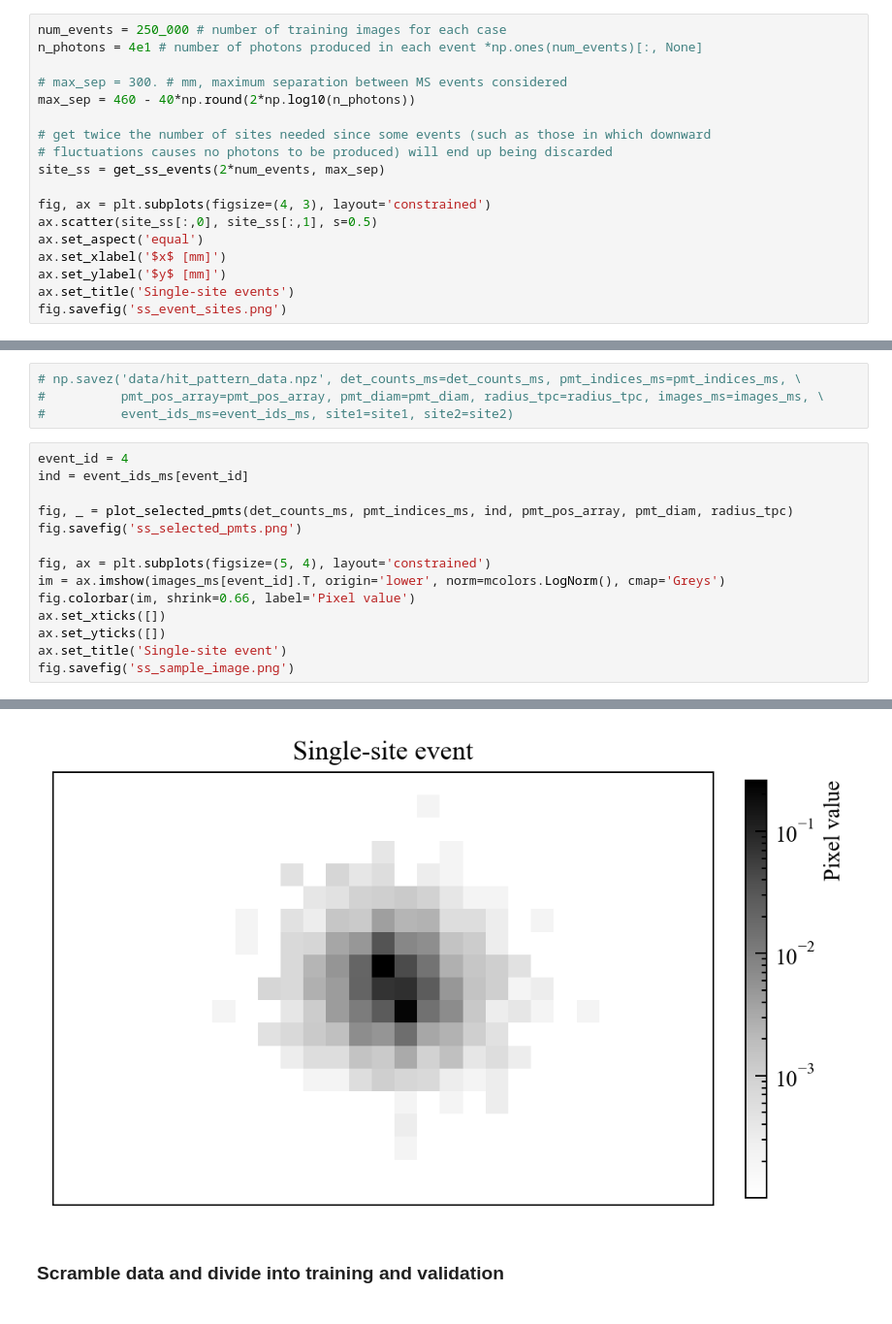
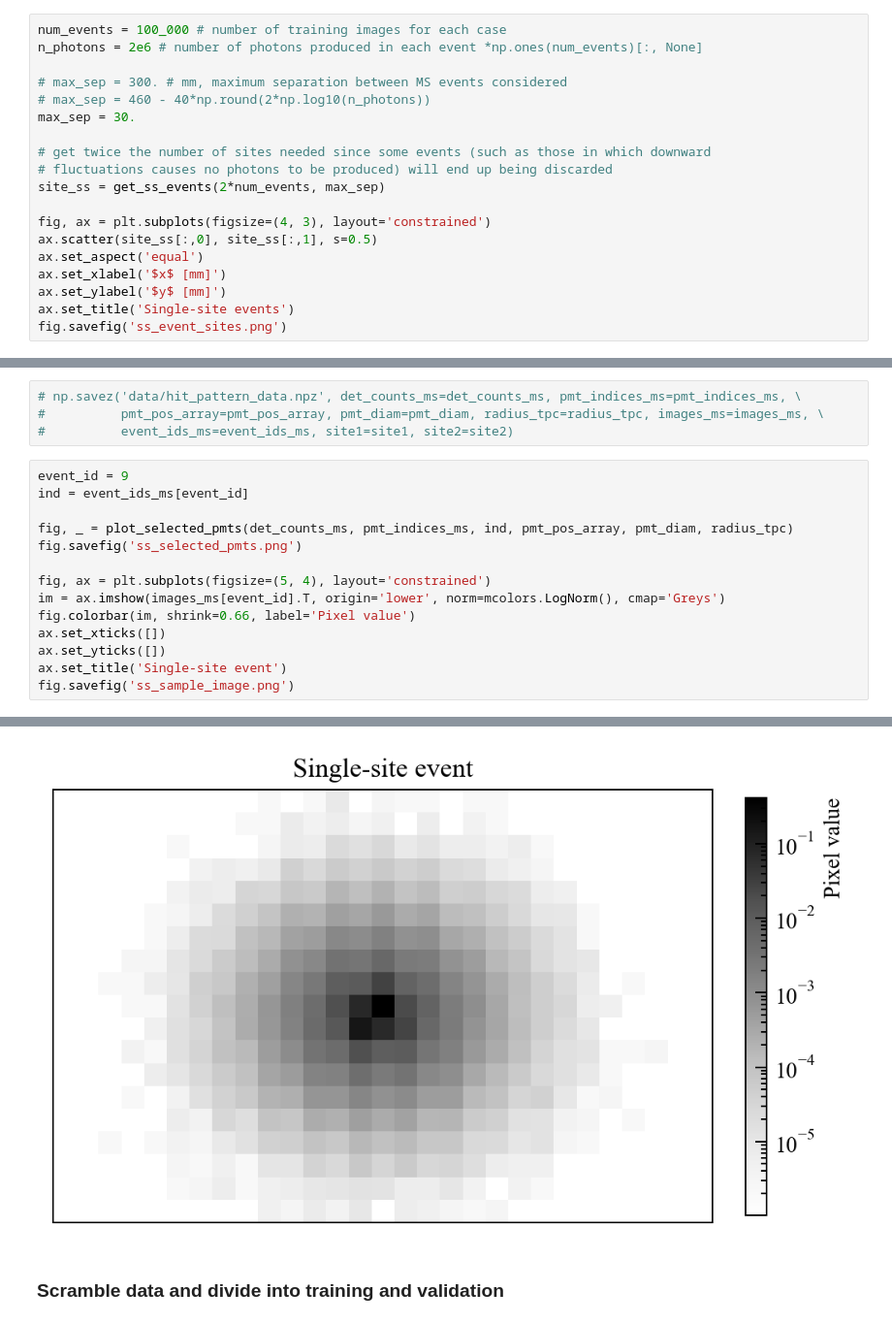
Before and after one commit to clarkehardy/multiscatter-rejection, a Jupyter notebook: ss_ms_cnn.ipynb, the cells around one changed output, grey strips where cells are left out. Shown at 97% size. Cells and saved outputs as stored; diff of their text form.

```diff
--- a/ss_ms_cnn.ipynb
+++ b/ss_ms_cnn.ipynb
@@ -39,11 +37,12 @@ lrf_params = [lrf_dict['A_fit'], lrf_dict['r0_fit'], lrf_dict['a_fit'], lrf_dict
 ### Choose event sites spread across the central region of the TPC
 #### Case 1: single-site events
 # %%
-num_events = 250_000 # number of training images for each case
-n_photons = 4e1 # number of photons produced in each event *np.ones(num_events)[:, None]
+num_events = 100_000 # number of training images for each case
+n_photons = 2e6 # number of photons produced in each event *np.ones(num_events)[:, None]
 
 # max_sep = 300. # mm, maximum separation between MS events considered
-max_sep = 460 - 40*np.round(2*np.log10(n_photons))
+# max_sep = 460 - 40*np.round(2*np.log10(n_photons))
+max_sep = 30.
 
 # get twice the number of sites needed since some events (such as those in which downward
 # fluctuations causes no photons to be produced) will end up being discarded
@@ -124,7 +139,7 @@ images_ss, pmt_indices_ss, event_ids_ss = images_from_events_parallel(det_counts
 #          pmt_pos_array=pmt_pos_array, pmt_diam=pmt_diam, radius_tpc=radius_tpc, images_ms=images_ms, \
 #          event_ids_ms=event_ids_ms, site1=site1, site2=site2)
 # %%
-event_id = 4
+event_id = 9
 ind = event_ids_ms[event_id]
 
 fig, _ = plot_selected_pmts(det_counts_ms, pmt_indices_ms, ind, pmt_pos_array, pmt_diam, radius_tpc)
@@ -142,4 +157,4 @@ fig.savefig('ss_sample_image.png')
-[figure, old version]
+[figure, new version]
 # %% [markdown]
 ### Scramble data and divide into training and validation
 # %%
```
Also changed, not shown: parts of 16 cells of this notebook, 3 other files.
